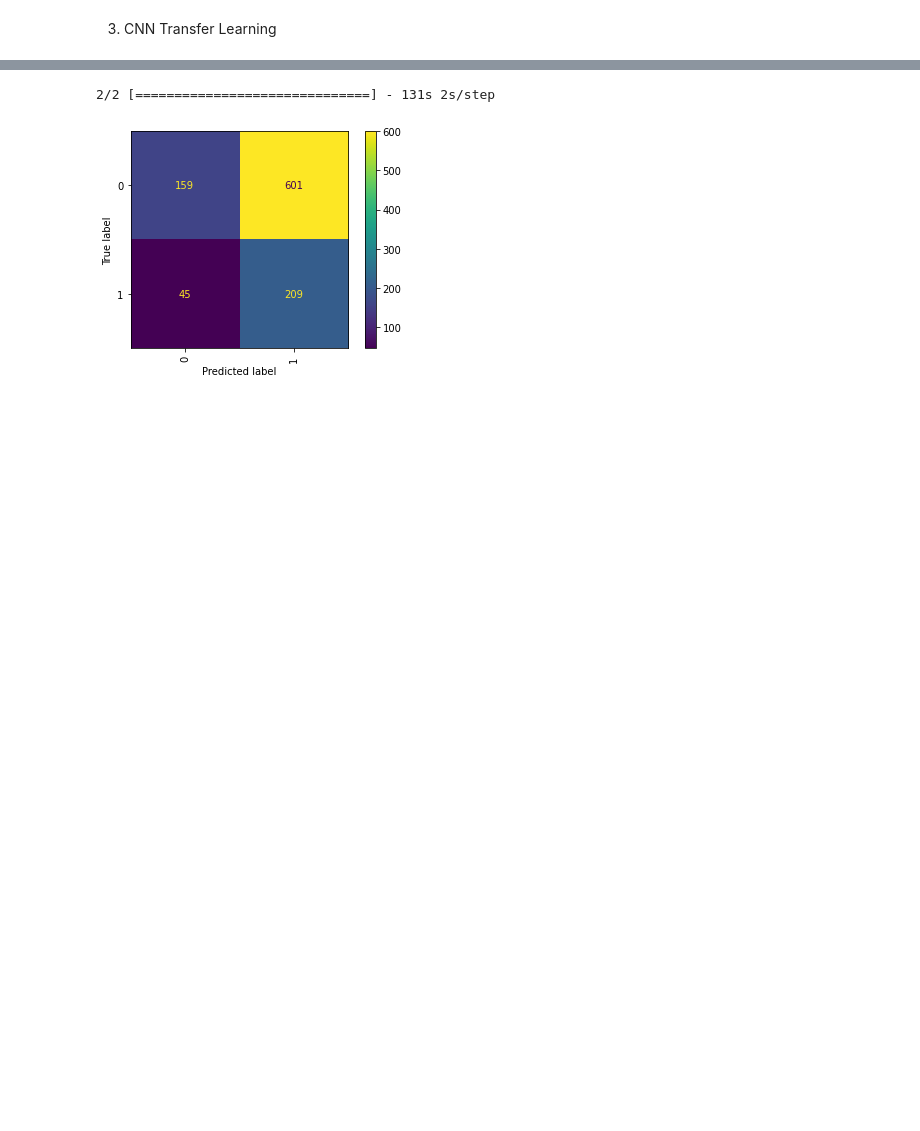
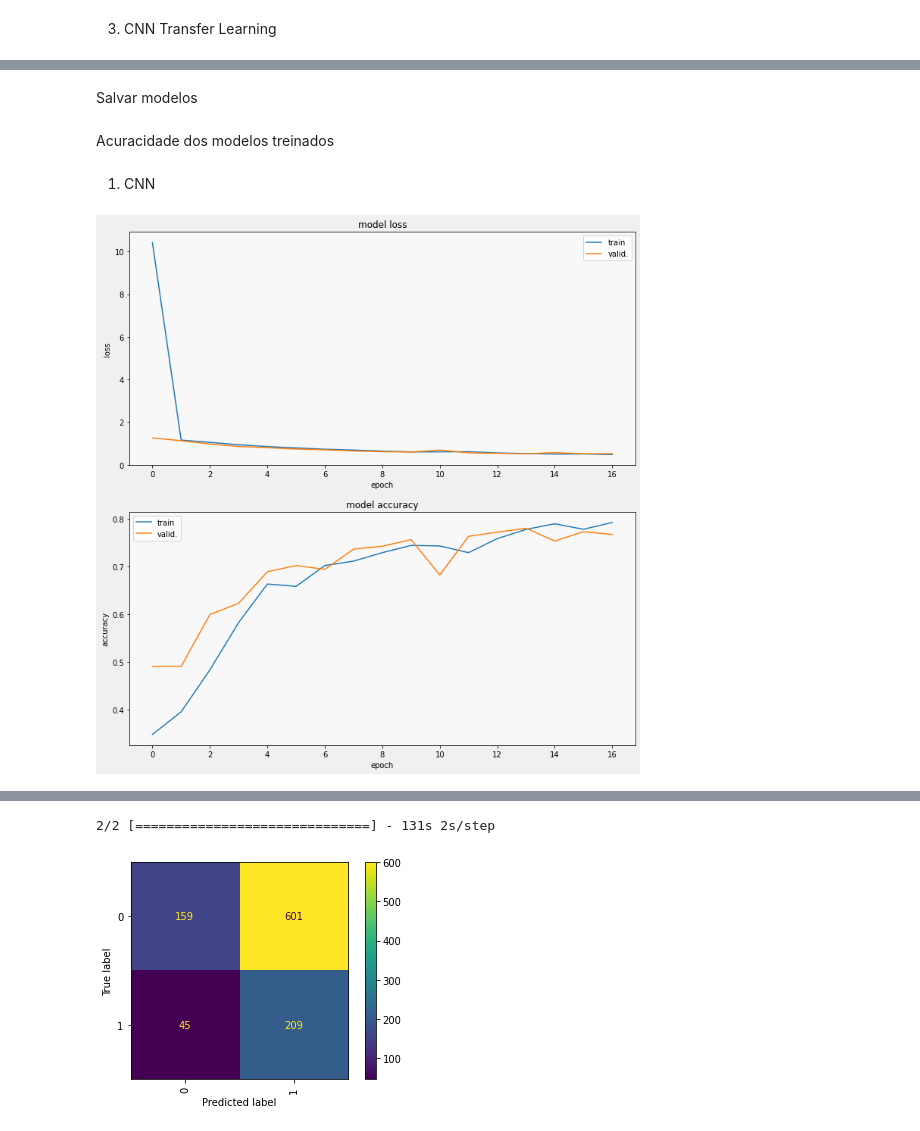
Before and after one commit to d-portugal/chest_x_ray, a Jupyter notebook: chest_xray_APA.ipynb, the cells around one changed output, grey strips where cells are left out. Saved outputs shown, nothing was run; the diff lists cells and outputs as text; code cells hidden in the pictures; blank space fills up the shorter version.

```diff
--- a/chest_xray_APA.ipynb
+++ b/chest_xray_APA.ipynb
@@ -97,6 +89,7 @@ ds_train = image_dataset_from_directory(
     labels = 'inferred',
     label_mode = 'categorical',
     image_size = [img_height, img_width],
+    color_mode = 'grayscale',
     interpolation = 'nearest',
     batch_size = batch_size,
     shuffle = True
@@ -107,6 +100,7 @@ ds_test = image_dataset_from_directory(
     labels = 'inferred',
     label_mode = 'categorical',
     image_size = [img_height, img_width],
+    color_mode = 'grayscale',
     interpolation = 'nearest',
     batch_size = batch_size,
     shuffle = True
@@ -116,6 +110,7 @@ ds_valid = image_dataset_from_directory(
     valid_path,
     labels = 'inferred',
     label_mode = 'categorical',
+    color_mode = 'grayscale',
     image_size = [img_height, img_width],
     interpolation = 'nearest',
     batch_size = batch_size,
@@ -367,0 +283,2 @@ history_transfer_frame.loc[:, ['accuracy', 'val_accuracy']].plot();
+# %% [markdown]
+Salvar modelos
@@ -368 +288,3 @@ history_transfer_frame.loc[:, ['accuracy', 'val_accuracy']].plot();
+# %% [markdown]
+Acuracidade dos modelos treinados
 # %%
@@ -380,2 +303,19 @@ def display_training_curves(training, validation, title, subplot):
     ax.set_xlabel('epoch')
     ax.legend(['train', 'valid.'])
+# %% [markdown]
+1. CNN
+# %%
+display_training_curves(
+    history.history['loss'],
+    history.history['val_loss'],
+    'loss',
+    211,
+)
+display_training_curves(
+    history.history['accuracy'],
+    history.history['val_accuracy'],
+    'accuracy',
+    212,
+)
+# %% [output]
+[figure, added]
```
Also changed, not shown: parts of 19 cells of this notebook.
